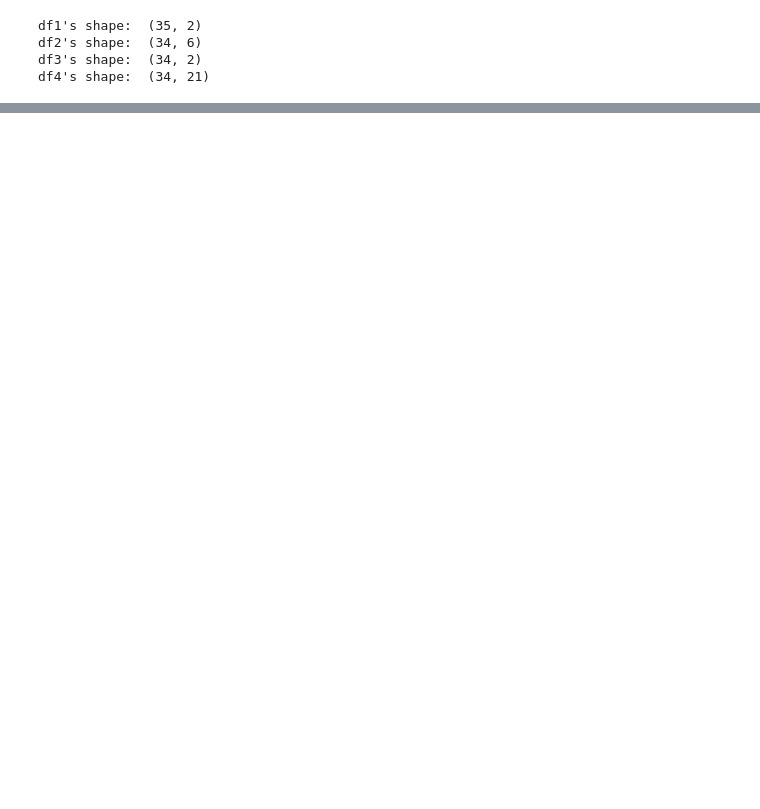
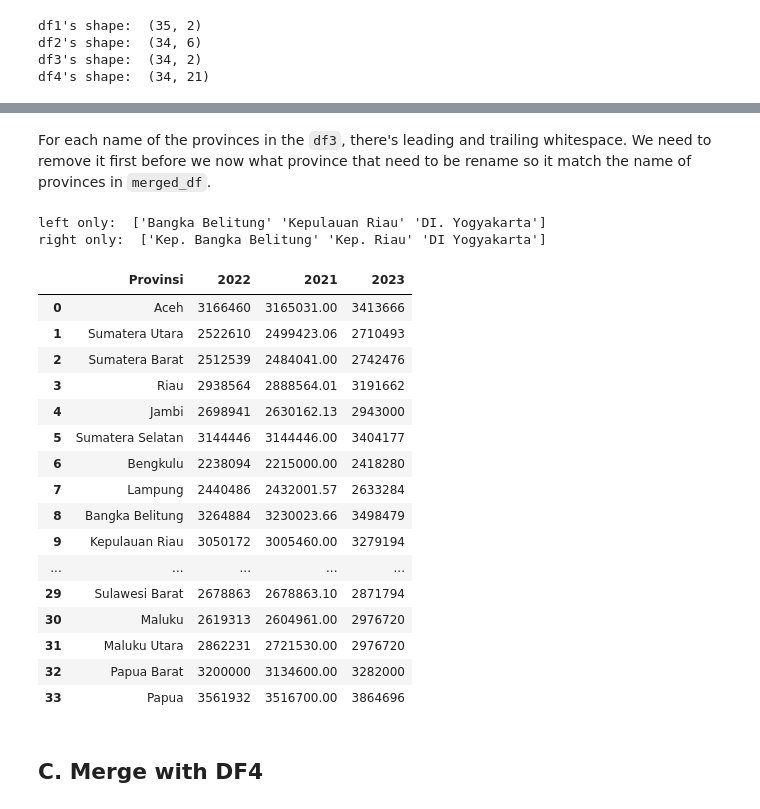
Before and after one commit to datawithalvin/indonesia-provinces-minimum-wage, a Jupyter notebook: notebooks/data-cleansing-and-preparation.ipynb, the cells around one changed output, grey strips where cells are left out. Saved outputs shown, nothing was run; the diff lists cells and outputs as text; code cells hidden in the pictures; blank space fills up the shorter version.

```diff
--- a/notebooks/data-cleansing-and-preparation.ipynb
+++ b/notebooks/data-cleansing-and-preparation.ipynb
@@ -84,0 +173,15 @@ Dataframes description:
+# %%
+# rename df3 column
+df3 = df3.rename(columns={"nama_data":"Provinsi"})
+
+# merge the dataframes and display what provinces that only contain in the left and right dataframe
+right_merged = merged_df.merge(df3, on="Provinsi", how="right", indicator=True)
+left_merged = merged_df.merge(df3, on="Provinsi", how="left", indicator=True)
+
+# filter
+right_merged = right_merged[right_merged["_merge"]=="right_only"]
+left_merged = left_merged[left_merged["_merge"]=="left_only"]
+
+# display the fitlered data
+print("left only: ", left_merged["Provinsi"].unique())
+print("right only: ", right_merged["Provinsi"].unique())
@@ -84,0 +207,51 @@ Dataframes description:
+# %% [markdown]
+For each name of the provinces in the `df3`, there's leading and trailing whitespace. We need to remove it first before we now what province that need to be rename so it match the name of provinces in `merged_df`.
+# %%
+# remove leading and trailing whitespace
+df3["Provinsi"] = df3["Provinsi"].str.rstrip()
+df3["Provinsi"] = df3["Provinsi"].str.lstrip()
+
+# merge the dataframes and display what provinces that only contain in the left and right dataframe
+right_merged = merged_df.merge(df3, on="Provinsi", how="right", indicator=True)
+left_merged = merged_df.merge(df3, on="Provinsi", how="left", indicator=True)
+
+# filter
+right_merged = right_merged[right_merged["_merge"]=="right_only"]
+left_merged = left_merged[left_merged["_merge"]=="left_only"]
+
+# display the fitlered data
+print("left only: ", left_merged["Provinsi"].unique())
+print("right only: ", right_merged["Provinsi"].unique())
+# %% [output]
+left only:  ['Bangka Belitung' 'Kepulauan Riau' 'DI. Yogyakarta']
+right only:  ['Kep. Bangka Belitung' 'Kep. Riau' 'DI Yogyakarta']
+# %%
+# rename the provinces name
+df3["Provinsi"] = df3["Provinsi"].replace({'Kep. Bangka Belitung':'Bangka Belitung',
+                                          'Kep. Riau':'Kepulauan Riau','DI Yogyakarta':'DI. Yogyakarta'})
+
+# merge dataframes
+merged_df2 = merged_df.merge(df3, on="Provinsi", how="outer")
+
+# display the result
+merged_df2
+# %% [output]
+|  | Provinsi | 2022 | 2021 | 2023 |
+| 0 | Aceh | 3166460 | 3165031.00 | 3413666 |
+| 1 | Sumatera Utara | 2522610 | 2499423.06 | 2710493 |
+| 2 | Sumatera Barat | 2512539 | 2484041.00 | 2742476 |
+| 3 | Riau | 2938564 | 2888564.01 | 3191662 |
+| 4 | Jambi | 2698941 | 2630162.13 | 2943000 |
+| 5 | Sumatera Selatan | 3144446 | 3144446.00 | 3404177 |
+| 6 | Bengkulu | 2238094 | 2215000.00 | 2418280 |
+| 7 | Lampung | 2440486 | 2432001.57 | 2633284 |
+| 8 | Bangka Belitung | 3264884 | 3230023.66 | 3498479 |
+| 9 | Kepulauan Riau | 3050172 | 3005460.00 | 3279194 |
+| ... | ... | ... | ... | ... |
+| 29 | Sulawesi Barat | 2678863 | 2678863.10 | 2871794 |
+| 30 | Maluku | 2619313 | 2604961.00 | 2976720 |
+| 31 | Maluku Utara | 2862231 | 2721530.00 | 2976720 |
+| 32 | Papua Barat | 3200000 | 3134600.00 | 3282000 |
+| 33 | Papua | 3561932 | 3516700.00 | 3864696 |
+# %% [markdown]
+## C. Merge with DF4
```
Also changed, not shown: parts of 42 cells of this notebook, 3 other files.
